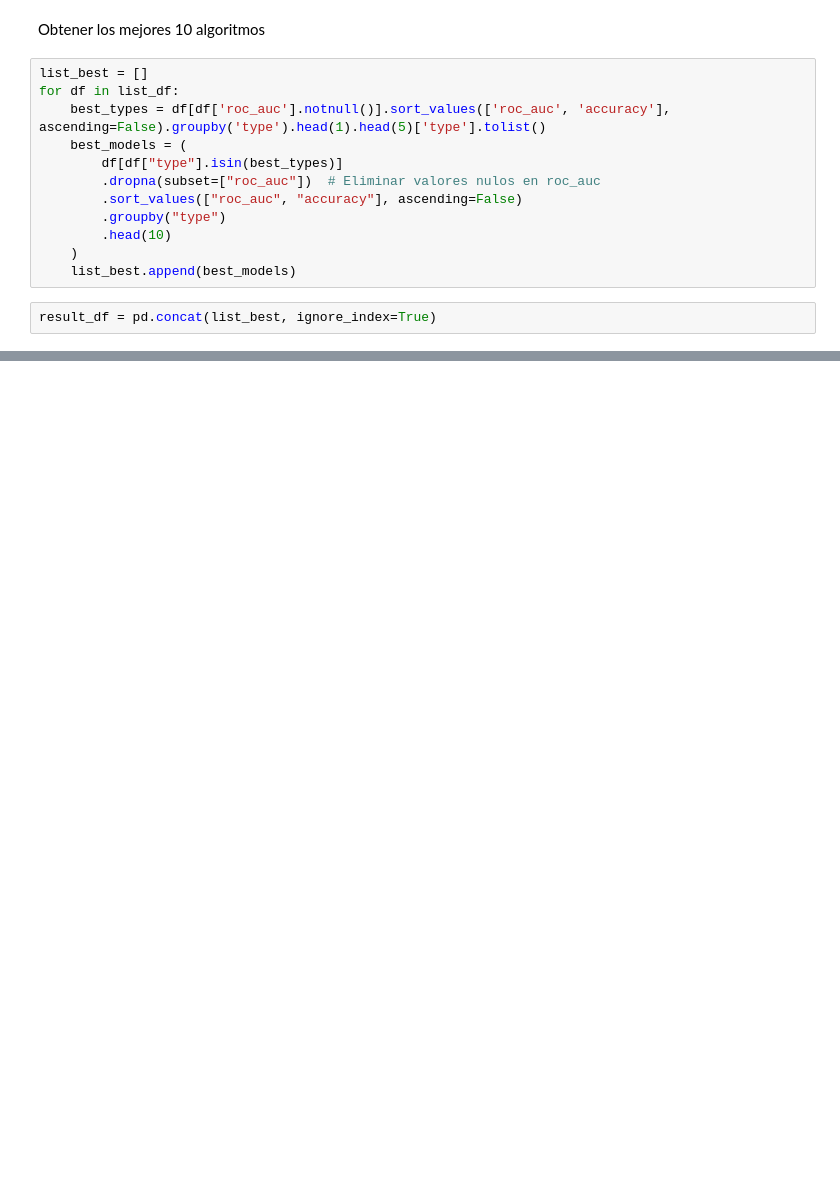
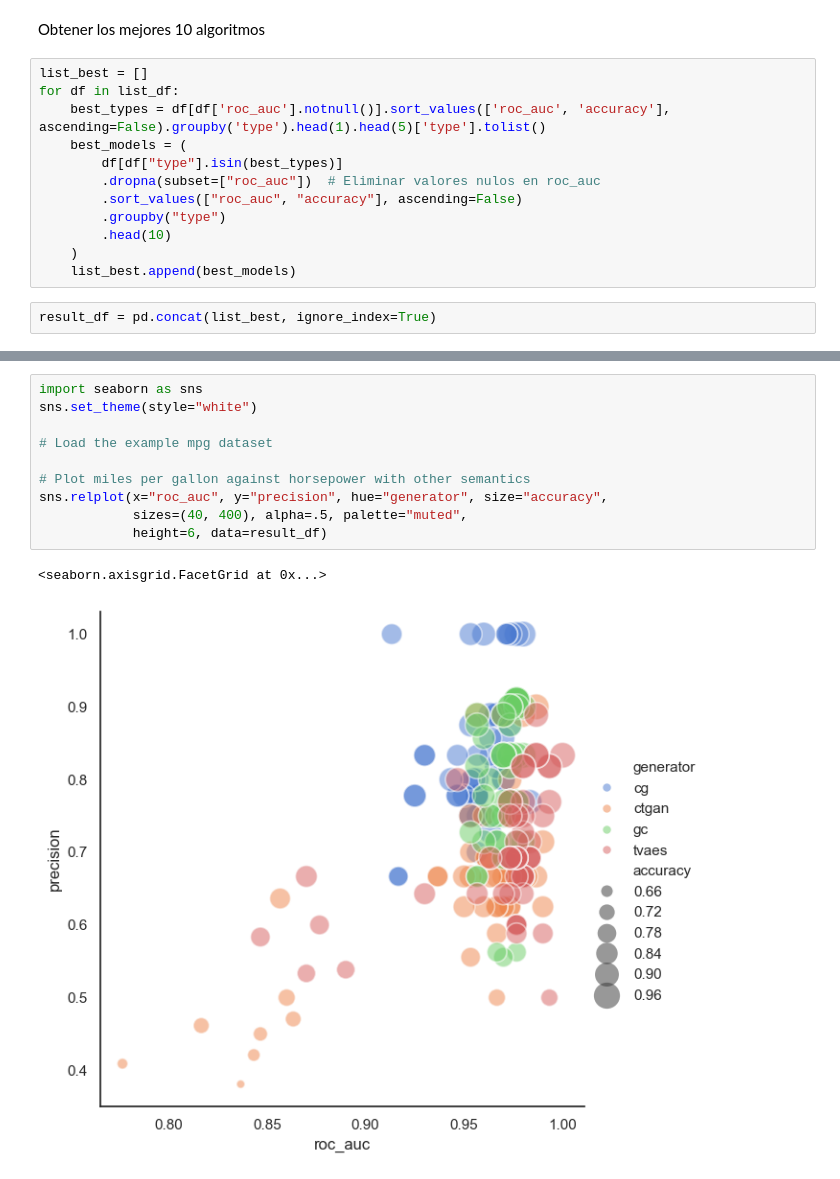
Before and after one commit to jgalanl/synthetic-data, a Jupyter notebook: analytics/analytics.ipynb, the cells around one changed output, grey strips where cells are left out. Drawn from its saved outputs; the diff is of its cells as text; blank space fills up the shorter version.

```diff
--- a/analytics/analytics.ipynb
+++ b/analytics/analytics.ipynb
@@ -127,0 +131,13 @@ plt.show()
+# %%
+import seaborn as sns
+sns.set_theme(style="white")
+
+# Load the example mpg dataset
+
+# Plot miles per gallon against horsepower with other semantics
+sns.relplot(x="roc_auc", y="precision", hue="generator", size="accuracy",
+            sizes=(40, 400), alpha=.5, palette="muted",
+            height=6, data=result_df)
+# %% [output]
+<seaborn.axisgrid.FacetGrid at 0x...>
+[figure, added]
```
Also changed, not shown: parts of 8 cells of this notebook.
